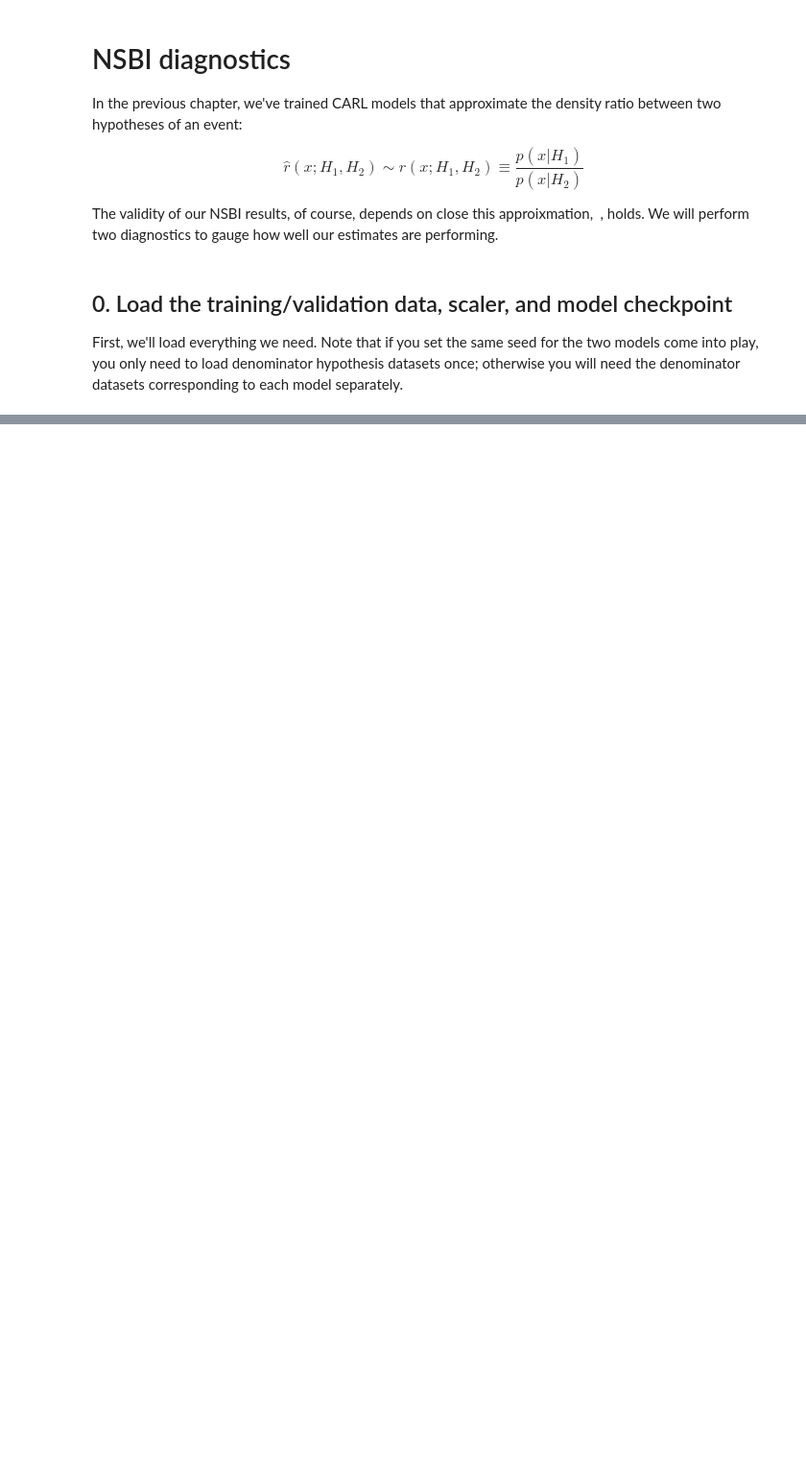
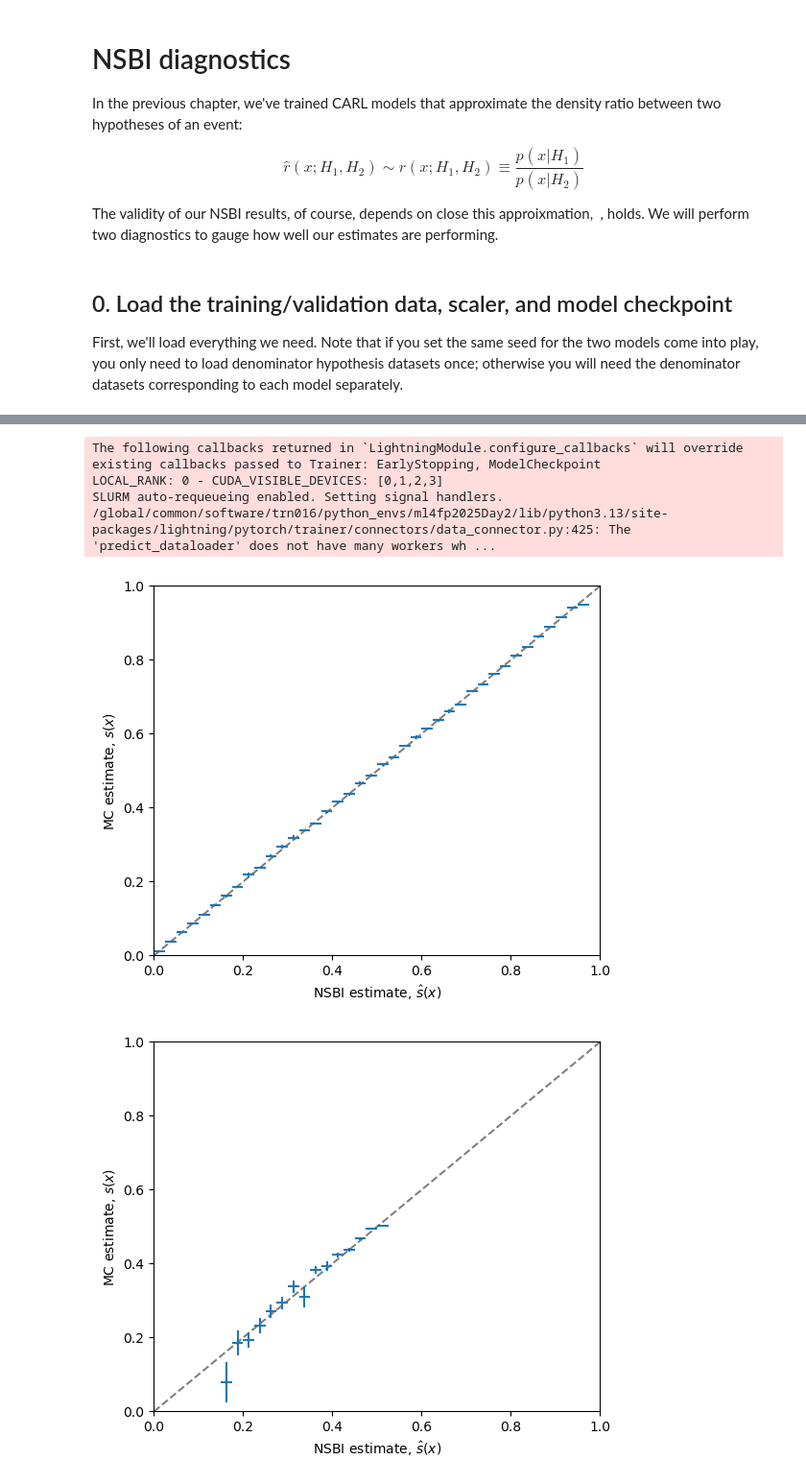
Before and after one commit to mohummudh/2025-lbnl, a Jupyter notebook: sessions/day2/nsbi-tutorial/tutorials/3_carl_diagnostics.ipynb, the cells around one changed output, grey strips where cells are left out. Shown: that part at 96% size. Drawn from its saved outputs; the diff is of its cells as text; code cells hidden in the pictures; blank space fills up the shorter version.

```diff
--- a/sessions/day2/nsbi-tutorial/tutorials/3_carl_diagnostics.ipynb
+++ b/sessions/day2/nsbi-tutorial/tutorials/3_carl_diagnostics.ipynb
@@ -41,0 +93,7 @@ features_4l = ['l1_pt', 'l1_eta', 'l1_phi', 'l1_energy', 'l2_pt', 'l2_eta', 'l2_
+# %%
+# IMPLEMENT ME
+C_sig_over_bkg = calibration_factor(model_sig_over_bkg, scaler_sig_over_bkg, events_bkg_train)
+C_sbi_over_bkg = calibration_factor(model_sbi_over_bkg, scaler_sbi_over_bkg, events_bkg_train)
+print('C(S/B) = ', C_sig_over_bkg)
+print('C(SBI/B) = ', C_sbi_over_bkg)
+# ---
@@ -120,6 +249,67 @@ as an unbiased function of $x$. We can check if this is satisfied by performing
 
 We will make use of the pre-available `BalancedDataset` implementation (which was also used in the training) to consistently perform the $x$-scaling, event weight balancing, and $y = 0,1$ labeling of the numerator & denominator hypotheses.
 # %%
-ds_balanced = BalancedDataset(events_num_train, events_denom_train, features=features_4l, scaler=scaler)
-dl = torch.utils.data.DataLoader(torch.tensor(ds_balanced.X, dtype=torch.float32), batch_size=1024)
-s_num_vs_denom = torch.cat(trainer.predict(model, dl)).detach().numpy()
+# IMPLEMENT ME
+def calibration_curve(model, scaler, events_num, events_denom, calibration_factor):
+    """
+    Obtain calibration curve, C(x) of a DRE
+    Parameters
+    ---
+    model: DRE model
+    scaler: feature scaler
+    events_num: numerator hypothesis events
+    events_denom: denominator hypothesis events
+    calibration_factor: overall calibration factor from expectation value
+    """
+
+    # classifier decision
+    ds_balanced = BalancedDataset(events_num, events_denom, features=features_4l, scaler=scaler)
+    dl = torch.utils.data.DataLoader(torch.tensor(ds_balanced.X, dtype=torch.float32), batch_size=1024)
+    s_num_vs_denom = torch.cat(trainer.predict(model, dl)).detach().numpy()
+
+    # likelihood ratio trick -> apply calibration factor -> (lhrt)^(-1)
+    # IMPLEMENT ME
+    r_num_over_denom = s_num_vs_denom/(1-s_num_vs_denom)
+    r_num_over_denom * calibration_factor
+    s_num_vs_denom = r_num_over_denom / (1+r_num_over_denom)
+    # ---
+
+    # (balanced) event weight?
+    w_balanced = ds_balanced.w
+
+    # true label (1 = numerator, 0 = denominator)
+    y_num_or_denom = ds_balanced.s
+
+    # s binning & histograms
+    s_bins = np.linspace(0.0, 1.0, 41)
+    s_centers = (s_bins[:-1] + s_bins[1:])/2
+    s_nbins = len(s_bins) -1
+    s_widths = (s_bins[1:] - s_bins[:-1])/2
+    s_axis = hist.axis.Regular(40,0,1.0)
+    h_num, h_denom = hist.Hist(s_axis, storage=hist.storage.Weight()), hist.Hist(s_axis, storage=hist.storage.Weight())
+
+    # histogram using DRE as observable using balanced weights
+    # select only events with the correct labels for num & denom hypo's!
+    # IMPLEMENT ME
+    h_num.fill(s_num_vs_denom[y_num_or_denom==1], weight = w_balanced[y_num_or_denom==1])
+    h_denom.fill(s_num_vs_denom[y_num_or_denom==0], weight = w_balanced[y_num_or_denom==0])
+    # ---
+
+    N = h_num.values()
+    D = h_denom.values()
+    VN = h_num.variances()
+    VD = h_denom.variances()
+    s_mc_val = N / (N + D)
+    s_mc_err = np.sqrt((D / np.square(N + D))**2 * VN + (N / np.square(N + D))**2 * VD)
+
+    fig = plt.figure(figsize=(6,5))
+    plt.plot([0,1], [0,1], marker='none', linestyle='--', color='grey')
+    plt.xlabel("NSBI estimate, $\hat{s}(x)$")
+    plt.ylabel("MC estimate, $s(x)$")
+    plt.xlim(0,1)
+    plt.ylim(0,1)
+    plt.errorbar(s_centers, s_mc_val, xerr=s_widths, yerr=s_mc_err, linestyle='none')
+
+calibration_curve(model_sig_over_bkg, scaler_sig_over_bkg, events_sig_train, events_bkg_train, C_sig_over_bkg)
+calibration_curve(model_sbi_over_bkg, scaler_sbi_over_bkg, events_sbi_train, events_bkg_train, C_sbi_over_bkg)
+# %% [output]
@@ -125,0 +320,6 @@ s_num_vs_denom = torch.cat(trainer.predict(model, dl)).detach().numpy()
+The following callbacks returned in `LightningModule.configure_callbacks` will override existing callbacks passed to Trainer: EarlyStopping, ModelCheckpoint
+LOCAL_RANK: 0 - CUDA_VISIBLE_DEVICES: [0,1,2,3]
+SLURM auto-requeueing enabled. Setting signal handlers.
+/global/common/software/trn016/python_envs/ml4fp2025Day2/lib/python3.13/site-packages/lightning/pytorch/trainer/connectors/data_connector.py:425: The 'predict_dataloader' does not have many workers wh ...
+[figure, added]
+[figure, added]
```
Also changed, not shown: parts of 23 cells of this notebook, 2 other files.
